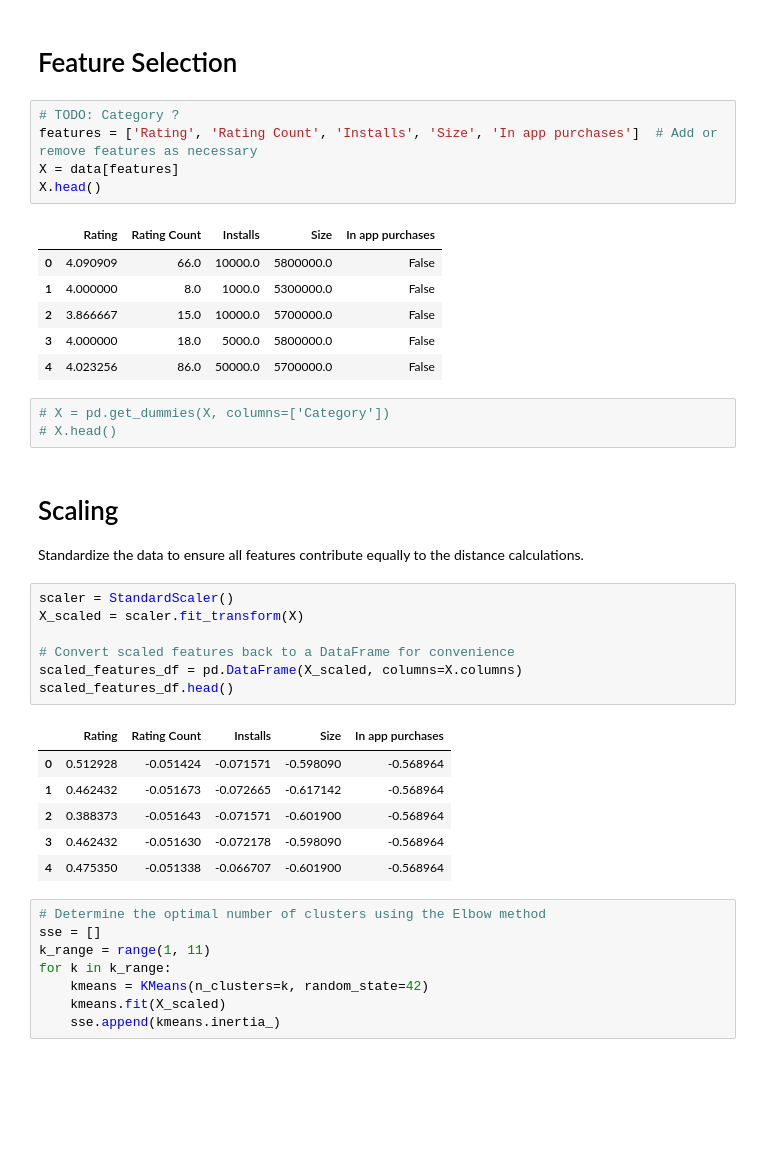
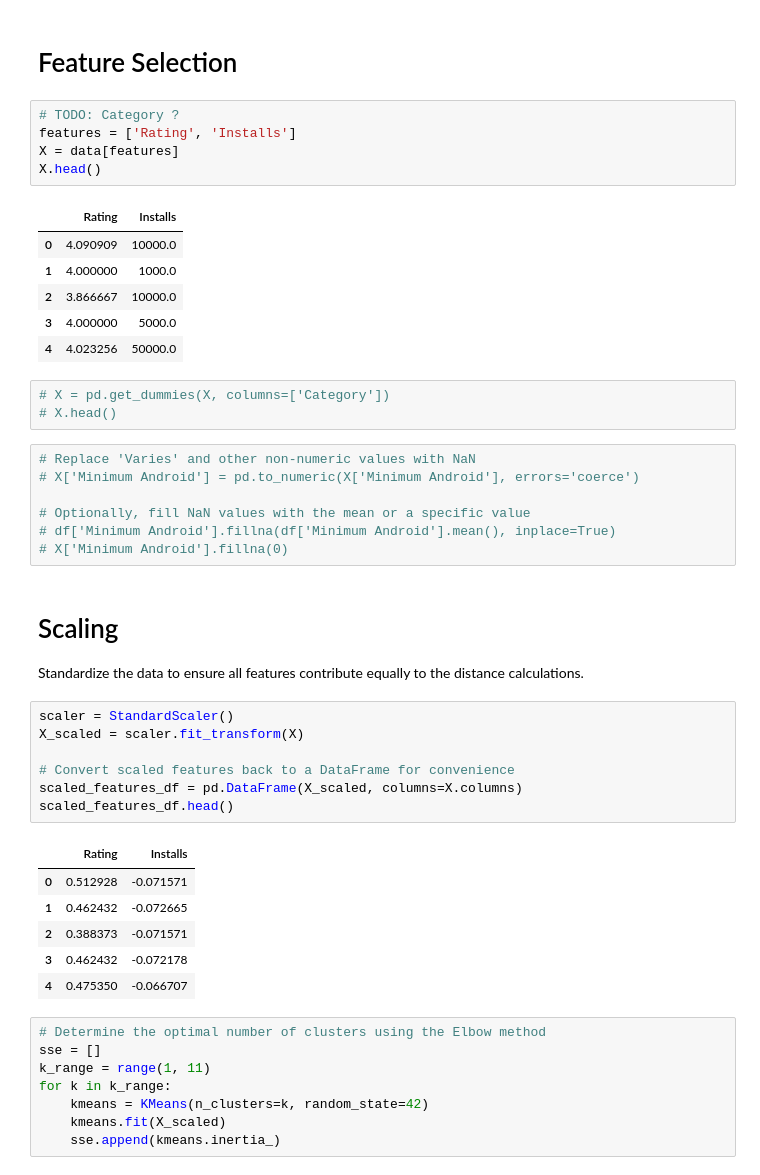
Before and after one commit to soroushfathi/DataScience_FinalProjcet, a Jupyter notebook: clustring.ipynb, the cells around one changed output. Drawn from its saved outputs; the diff is of its cells as text; blank space fills up the shorter version.

```diff
--- a/clustring.ipynb
+++ b/clustring.ipynb
@@ -18,19 +18,26 @@ data = pd.read_csv('cleaned_dataset.csv')
 # Feature Selection
 # %%
 # TODO: Category ?
-features = ['Rating', 'Rating Count', 'Installs', 'Size', 'In app purchases']  # Add or remove features as necessary
+features = ['Rating', 'Installs']
 X = data[features]
 X.head()
 # %% [output]
-|  | Rating | Rating Count | Installs | Size | In app purchases |
-| 0 | 4.090909 | 66.0 | 10000.0 | 5800000.0 | False |
-| 1 | 4.000000 | 8.0 | 1000.0 | 5300000.0 | False |
-| 2 | 3.866667 | 15.0 | 10000.0 | 5700000.0 | False |
-| 3 | 4.000000 | 18.0 | 5000.0 | 5800000.0 | False |
-| 4 | 4.023256 | 86.0 | 50000.0 | 5700000.0 | False |
+|  | Rating | Installs |
+| 0 | 4.090909 | 10000.0 |
+| 1 | 4.000000 | 1000.0 |
+| 2 | 3.866667 | 10000.0 |
+| 3 | 4.000000 | 5000.0 |
+| 4 | 4.023256 | 50000.0 |
 # %%
 # X = pd.get_dummies(X, columns=['Category'])
 # X.head()
+# %%
+# Replace 'Varies' and other non-numeric values with NaN
+# X['Minimum Android'] = pd.to_numeric(X['Minimum Android'], errors='coerce')
+
+# Optionally, fill NaN values with the mean or a specific value
+# df['Minimum Android'].fillna(df['Minimum Android'].mean(), inplace=True)
+# X['Minimum Android'].fillna(0)
 # %% [markdown]
 # Scaling
 Standardize the data to ensure all features contribute equally to the distance calculations.
@@ -42,12 +49,12 @@ X_scaled = scaler.fit_transform(X)
 scaled_features_df = pd.DataFrame(X_scaled, columns=X.columns)
 scaled_features_df.head()
 # %% [output]
-|  | Rating | Rating Count | Installs | Size | In app purchases |
-| 0 | 0.512928 | -0.051424 | -0.071571 | -0.598090 | -0.568964 |
-| 1 | 0.462432 | -0.051673 | -0.072665 | -0.617142 | -0.568964 |
-| 2 | 0.388373 | -0.051643 | -0.071571 | -0.601900 | -0.568964 |
-| 3 | 0.462432 | -0.051630 | -0.072178 | -0.598090 | -0.568964 |
-| 4 | 0.475350 | -0.051338 | -0.066707 | -0.601900 | -0.568964 |
+|  | Rating | Installs |
+| 0 | 0.512928 | -0.071571 |
+| 1 | 0.462432 | -0.072665 |
+| 2 | 0.388373 | -0.071571 |
+| 3 | 0.462432 | -0.072178 |
+| 4 | 0.475350 | -0.066707 |
 # %%
 # Determine the optimal number of clusters using the Elbow method
 sse = []
```
Also changed, not shown: parts of 4 cells of this notebook.
